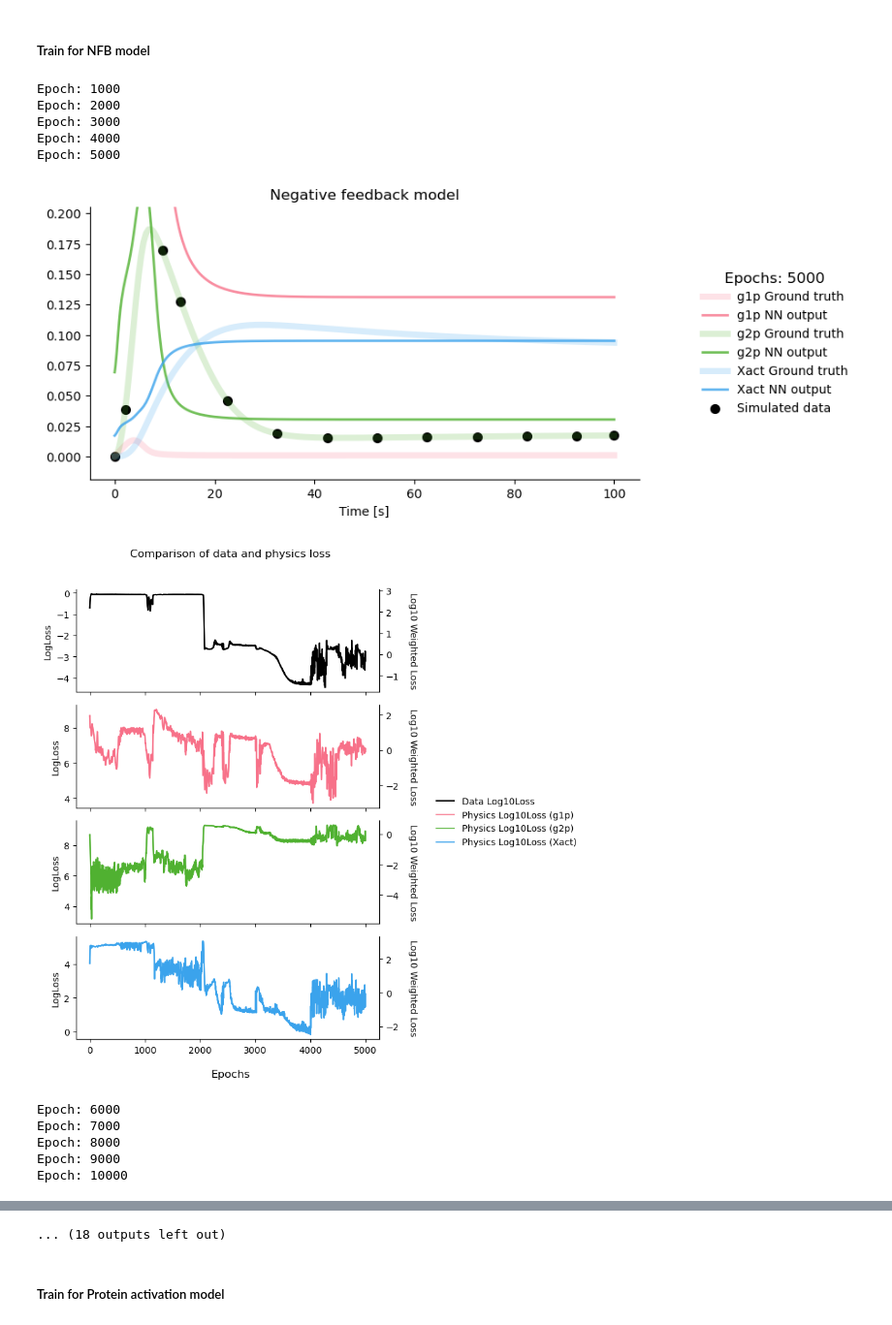
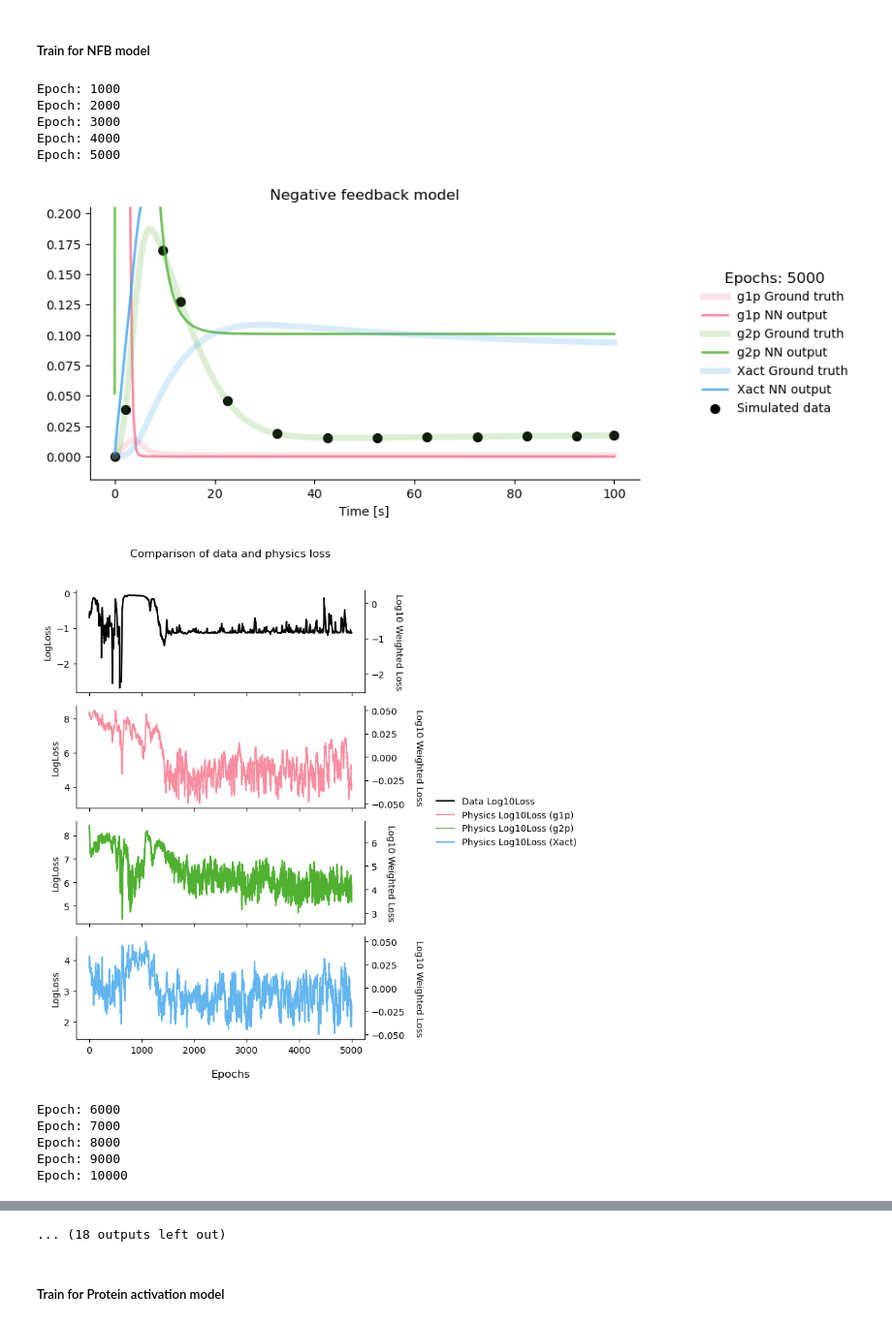
Before and after one commit to girochat/SBINN, a Jupyter notebook: sbinn.ipynb, the cells around one changed output, grey strips where cells are left out. Shown at 97% size. Saved outputs shown, nothing was run; the diff lists cells and outputs as text; code cells hidden in the pictures.

```diff
--- a/sbinn.ipynb
+++ b/sbinn.ipynb
@@ -26,8 +26,9 @@ import seaborn as sns
 # %%
 # Set the device
-if torch.backends.mps.is_built() and torch.backends.mps.is_available():
+choice = "cpu"   # override gpu even if available
+if torch.backends.mps.is_built() and torch.backends.mps.is_available() and choice != "cpu":
     device = torch.device("mps")
-elif torch.cuda.is_available():
+elif torch.cuda.is_available() and choice != "cpu":
     device = torch.device("cuda")
 else:
     device = torch.device("cpu")
@@ -286,8 +286,8 @@ def importance_sampling(indices, seeds, ode_param, residuals_fn, model, space_si
     """
     # Determine physics loss at seed points
     yhp = model(seeds)
-    physics, dy_std = residuals_fn(seeds, yhp, ode_param, save_graph=True)
-    loss = torch.sum(physics**2, dim=1)
+    physics, _ = residuals_fn(seeds, yhp, ode_param, save_graph=True)
+    loss = torch.sum((physics.cpu())**2, dim=1)
 
     # Normalise the loss values so that they sum to one
     probabilities = loss / torch.sum(loss)
@@ -348,6 +348,9 @@ def relobralo_weight_update(current_loss, previous_loss, start_loss,
 ### Loss Normalisation
 # %%
 def compute_loss_normalisation(loss1, loss2, weights, dy_std, threshold=1e-7):
+    """ Computes the loss when normalising the loss components and
+    penalising the constant solution.
+    """
     if torch.any(dy_std < threshold):
         return (weights["Data"] * loss1 + torch.sum(weights["Physics"] * loss2) +
                 torch.mean(1/(dy_std + 1e-12)))
@@ -356,6 +359,8 @@ def compute_loss_normalisation(loss1, loss2, weights, dy_std, threshold=1e-7):
         return (weights["Data"] * loss1 + torch.sum(weights["Physics"] * loss2))
 # %%
 def update_loss_statistics(losses, epoch):
+    """ Updates the statistics (mean and std) about the loss over 1000 past epochs.
+    """
     weights = {}
     loss_std = {}
 
@@ -576,31 +593,39 @@ def train_sbinn(device, t_data, y_data, t, y, weights={"Data": 1, "Physics": 1},
 ##### Train for NFB model
 # %%
 torch.manual_seed(123)
-size_batch = 1000
+
+# Network-related parameters
+size_batch = 500
 size_space = int(1e5)
-weights = {"Data": 1, "Physics": torch.tensor([1, 1, 1])}
 n_epochs = int(5e4)
+early_stop_patience = int(1e5)
+lr_patience = int(5e3)
+
+# Plot-related parameters
 plot_title= "Negative feedback model"
 max_y = torch.max(torch.max(nfb_y, dim=1)[0], dim=0)[0].item()
 min_y = torch.min(torch.min(nfb_y, dim=1)[0], dim=0)[0].item()
 y_interval = (max_y - min_y)/10
 ylim = (min_y-y_interval, max_y+y_interval)
-early_stop_patience = int(2e4)
 labels = ["g1p", "g2p", "Xact"]
-algorithms = ["LN"]
-model, optim, lr_scheduler, final_epoch, plot_files, losses = train_sbinn(device, nfb_t_data, nfb_y_data[:,1:2], nfb_t, nfb_y,
-                                            weights, size_batch, size_space, n_epochs,
-                                            nfb_residuals, nfb_param_a, plot_title, ylim,
-                                            early_stop_patience, labels=labels,
-                                            algorithms=algorithms)
+
+# Select the algorithms to use among RLBL (ReLoBRaLo), LN (Loss Normalisation) and IS (Importance Sampling)
+algorithms = ["RLBL"]
+
+# Launch training
+model, optim, lr_scheduler, final_epoch, plot_files, losses, weights = train_sbinn(
+    nfb_t_data, nfb_y_data[:,1:2], nfb_t, nfb_y,
+    nfb_residuals, nfb_param_a, plot_title=plot_title, ylim=ylim, labels=labels,
+    size_batch=size_batch, size_space=size_space, n_epochs=n_epochs,
+    early_stop_patience=early_stop_patience, lr_patience=lr_patience, algorithms=algorithms)
 # %% [output]
 Epoch: 1000
 Epoch: 2000
 Epoch: 3000
 Epoch: 4000
 Epoch: 5000
-[figure, old version]
+[figure, new version]
-[figure, old version]
+[figure, new version]
 Epoch: 6000
 Epoch: 7000
 Epoch: 8000
```
Also changed, not shown: parts of 17 cells of this notebook.
